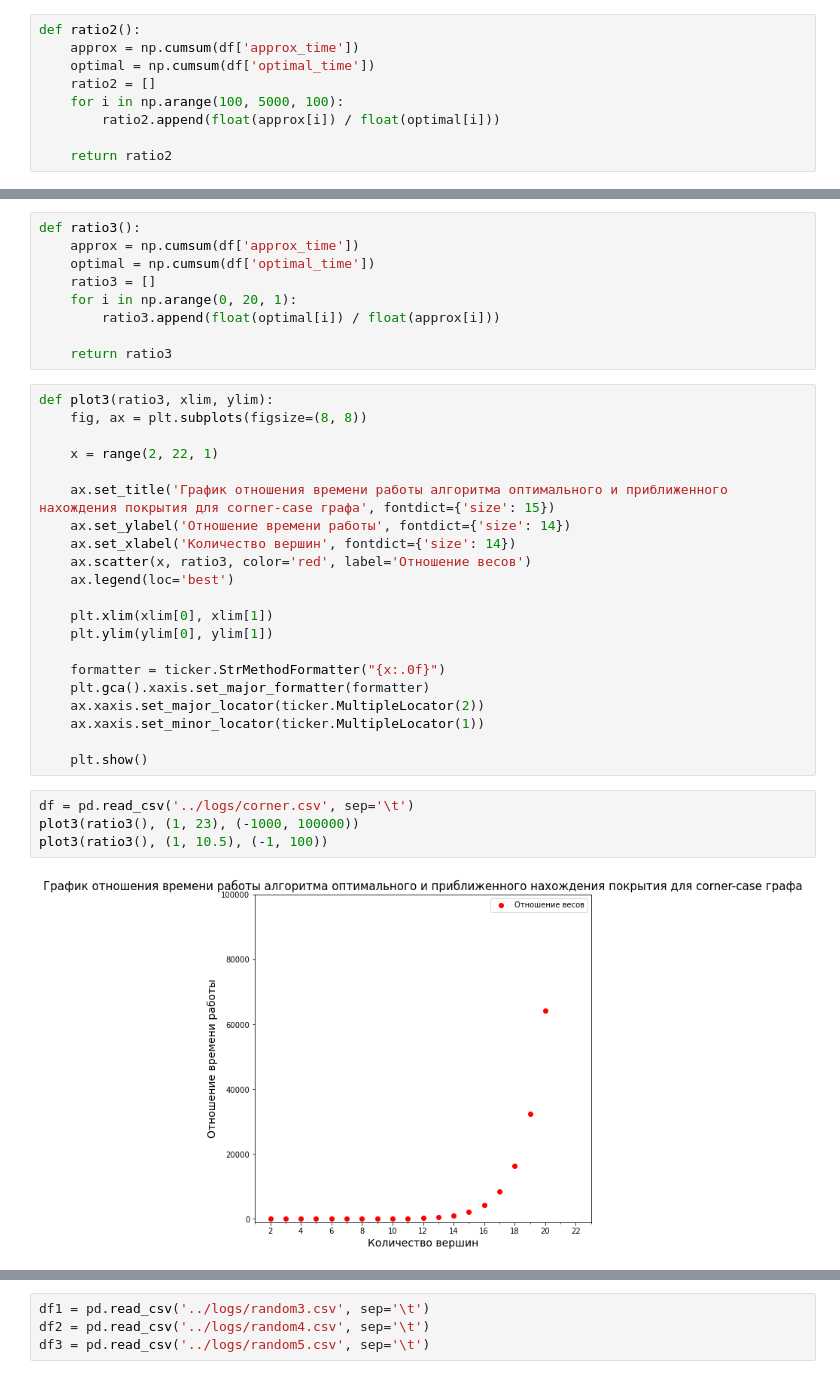
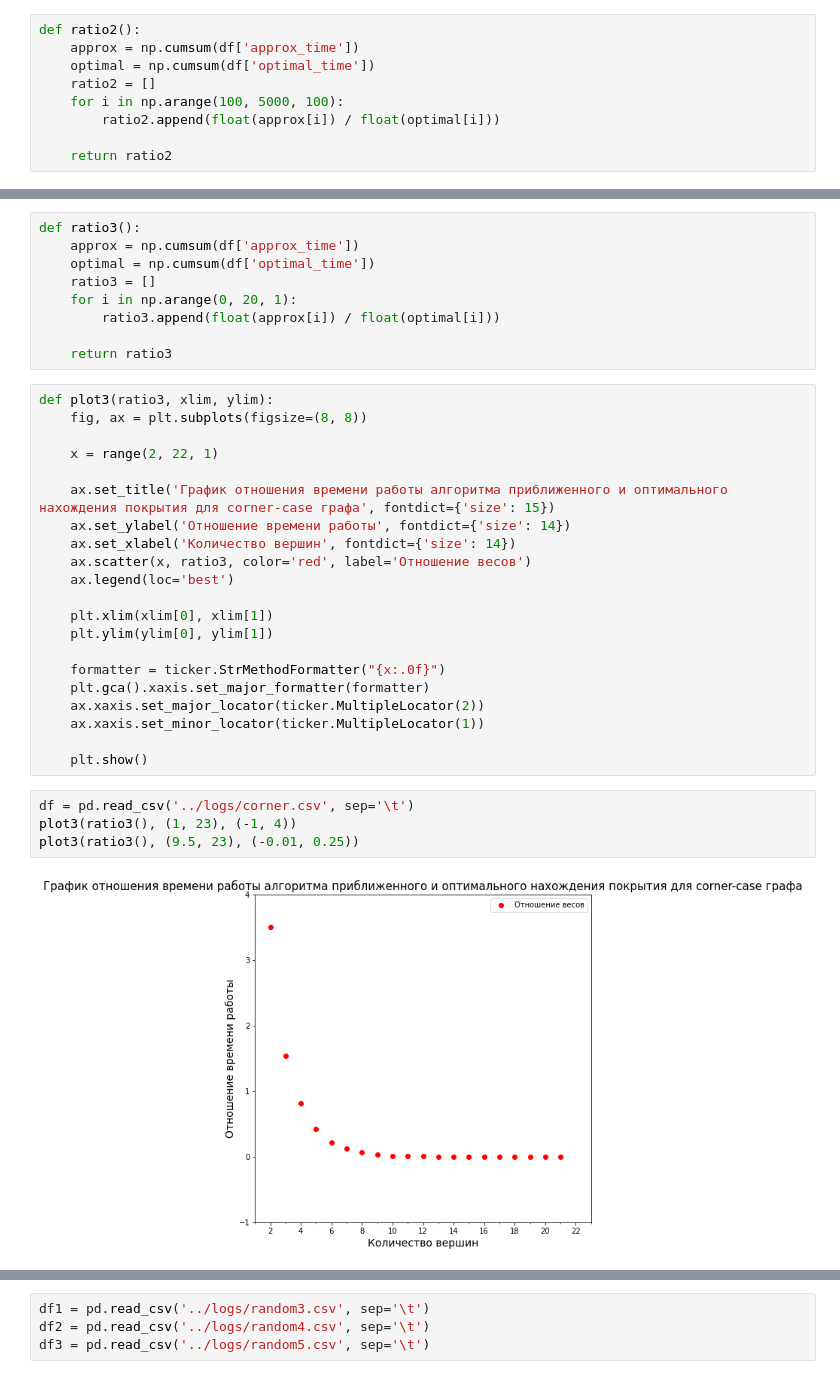
Before and after one commit to wh4tsername/computational-complexity, a Jupyter notebook: notebook/notebook.ipynb, the cells around one changed output, grey strips where cells are left out. Saved outputs shown, nothing was run; the diff lists cells and outputs as text.

```diff
--- a/notebook/notebook.ipynb
+++ b/notebook/notebook.ipynb
@@ -81,7 +81,7 @@ def ratio3():
     optimal = np.cumsum(df['optimal_time'])
     ratio3 = []
     for i in np.arange(0, 20, 1):
-        ratio3.append(float(optimal[i]) / float(approx[i]))
+        ratio3.append(float(approx[i]) / float(optimal[i]))
 
     return ratio3
 # %%
@@ -90,7 +90,7 @@ def plot3(ratio3, xlim, ylim):
 
     x = range(2, 22, 1)
 
-    ax.set_title('График отношения времени работы алгоритма оптимального и приближенного нахождения покрытия для corner-case графа', fontdict={'size': 15})
+    ax.set_title('График отношения времени работы алгоритма приближенного и оптимального нахождения покрытия для corner-case графа', fontdict={'size': 15})
     ax.set_ylabel('Отношение времени работы', fontdict={'size': 14})
     ax.set_xlabel('Количество вершин', fontdict={'size': 14})
     ax.scatter(x, ratio3, color='red', label='Отношение весов')
@@ -107,7 +107,7 @@ def plot3(ratio3, xlim, ylim):
     plt.show()
 # %%
 df = pd.read_csv('../logs/corner.csv', sep='\t')
-plot3(ratio3(), (1, 23), (-1000, 100000))
-plot3(ratio3(), (1, 10.5), (-1, 100))
+plot3(ratio3(), (1, 23), (-1, 4))
+plot3(ratio3(), (9.5, 23), (-0.01, 0.25))
 # %% [output]
-[figure, old version]
+[figure, new version]
```
Also changed, not shown: parts of 4 cells of this notebook.
